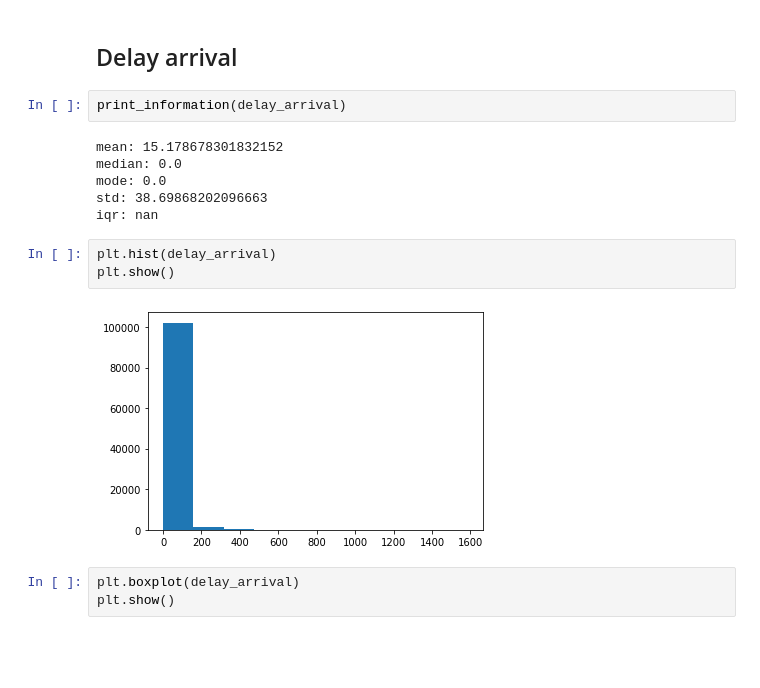
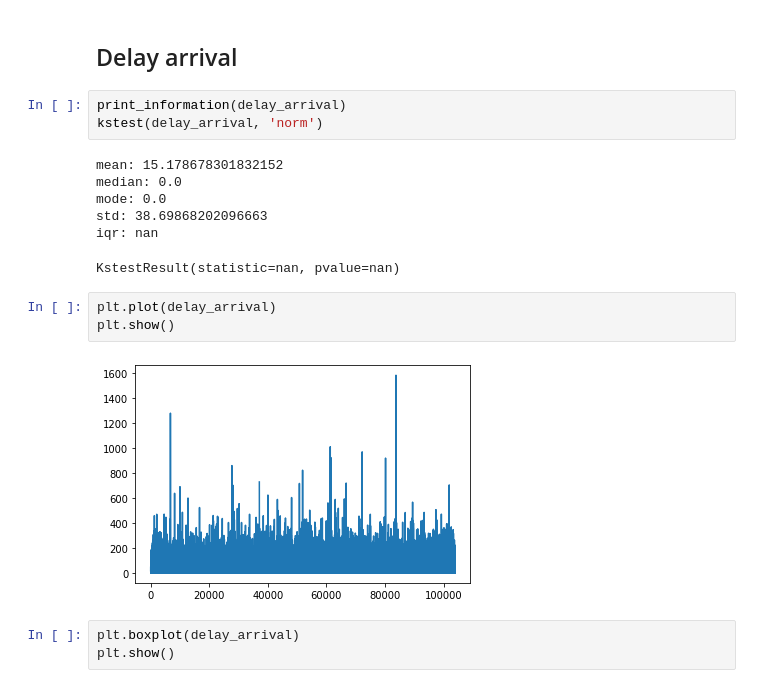
Before and after one commit to Mysurii/Minoi-AAI, a Jupyter notebook: Bootcamp/d3/statistics.ipynb, the cells around one changed output. Drawn from its saved outputs; the diff is of its cells as text; blank space fills up the shorter version.

```diff
--- a/Bootcamp/d3/statistics.ipynb
+++ b/Bootcamp/d3/statistics.ipynb
@@ -77,17 +82,19 @@ plt.show()
 ## Delay arrival
 # %%
 print_information(delay_arrival)
+kstest(delay_arrival, 'norm')
 # %% [output]
 mean: 15.178678301832152
 median: 0.0
 mode: 0.0
 std: 38.69868202096663
 iqr: nan
+KstestResult(statistic=nan, pvalue=nan)
 # %%
-plt.hist(delay_arrival)
+plt.plot(delay_arrival)
 plt.show()
 # %% [output]
-[figure, old version]
+[figure, new version]
 # %%
 plt.boxplot(delay_arrival)
 plt.show()
```
Also changed, not shown: parts of 5 cells of this notebook.
